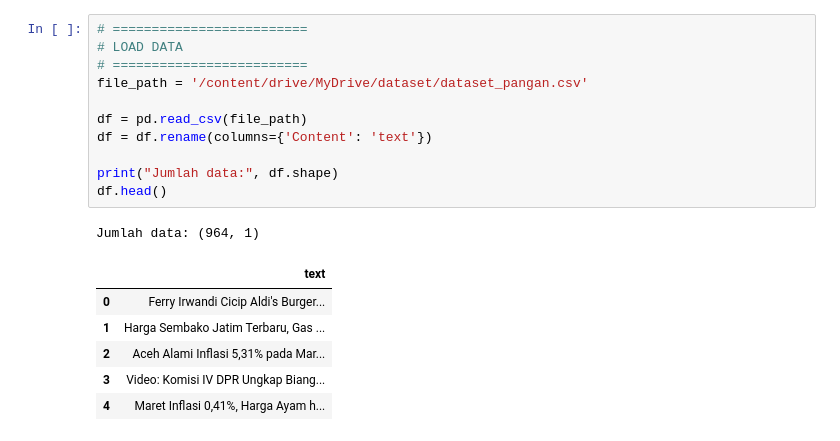
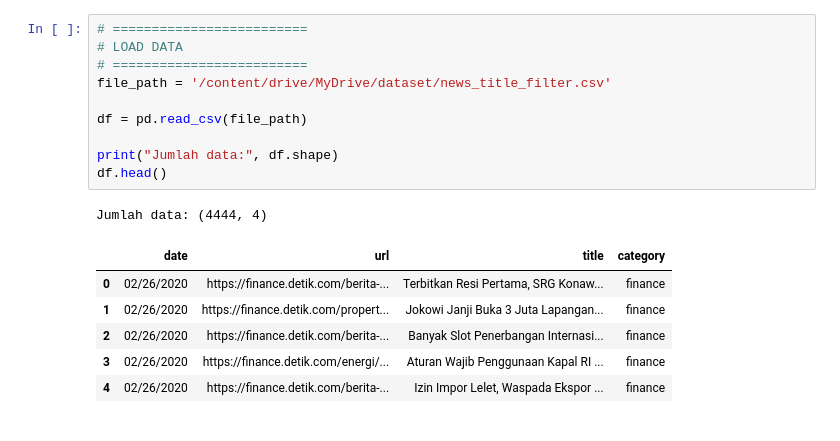
Before and after one commit to afllaabdi/tugas_NLP, a Jupyter notebook: Source_Code.ipynb, the cells around one changed output. Drawn from its saved outputs; the diff is of its cells as text.

```diff
--- a/Source_Code.ipynb
+++ b/Source_Code.ipynb
@@ -31,19 +14,18 @@ Drive already mounted at /content/drive; to attempt to forcibly remount, call dr
 # %%
 # =========================
 # LOAD DATA
 # =========================
-file_path = '/content/drive/MyDrive/dataset/dataset_pangan.csv'
+file_path = '/content/drive/MyDrive/dataset/news_title_filter.csv'
 
 df = pd.read_csv(file_path)
-df = df.rename(columns={'Content': 'text'})
 
 print("Jumlah data:", df.shape)
 df.head()
 # %% [output]
-Jumlah data: (964, 1)
+Jumlah data: (4444, 4)
-|  | text |
-| 0 | Ferry Irwandi Cicip Aldi's Burger... |
-| 1 | Harga Sembako Jatim Terbaru, Gas ... |
-| 2 | Aceh Alami Inflasi 5,31% pada Mar... |
-| 3 | Video: Komisi IV DPR Ungkap Biang... |
-| 4 | Maret Inflasi 0,41%, Harga Ayam h... |
+|  | date | url | title | category |
+| 0 | 02/26/2020 | https://finance.detik.com/berita-... | Terbitkan Resi Pertama, SRG Konaw... | finance |
+| 1 | 02/26/2020 | https://finance.detik.com/propert... | Jokowi Janji Buka 3 Juta Lapangan... | finance |
+| 2 | 02/26/2020 | https://finance.detik.com/berita-... | Banyak Slot Penerbangan Internasi... | finance |
+| 3 | 02/26/2020 | https://finance.detik.com/energi/... | Aturan Wajib Penggunaan Kapal RI ... | finance |
+| 4 | 02/26/2020 | https://finance.detik.com/berita-... | Izin Impor Lelet, Waspada Ekspor ... | finance |
```
Also changed, not shown: parts of 15 cells of this notebook.
